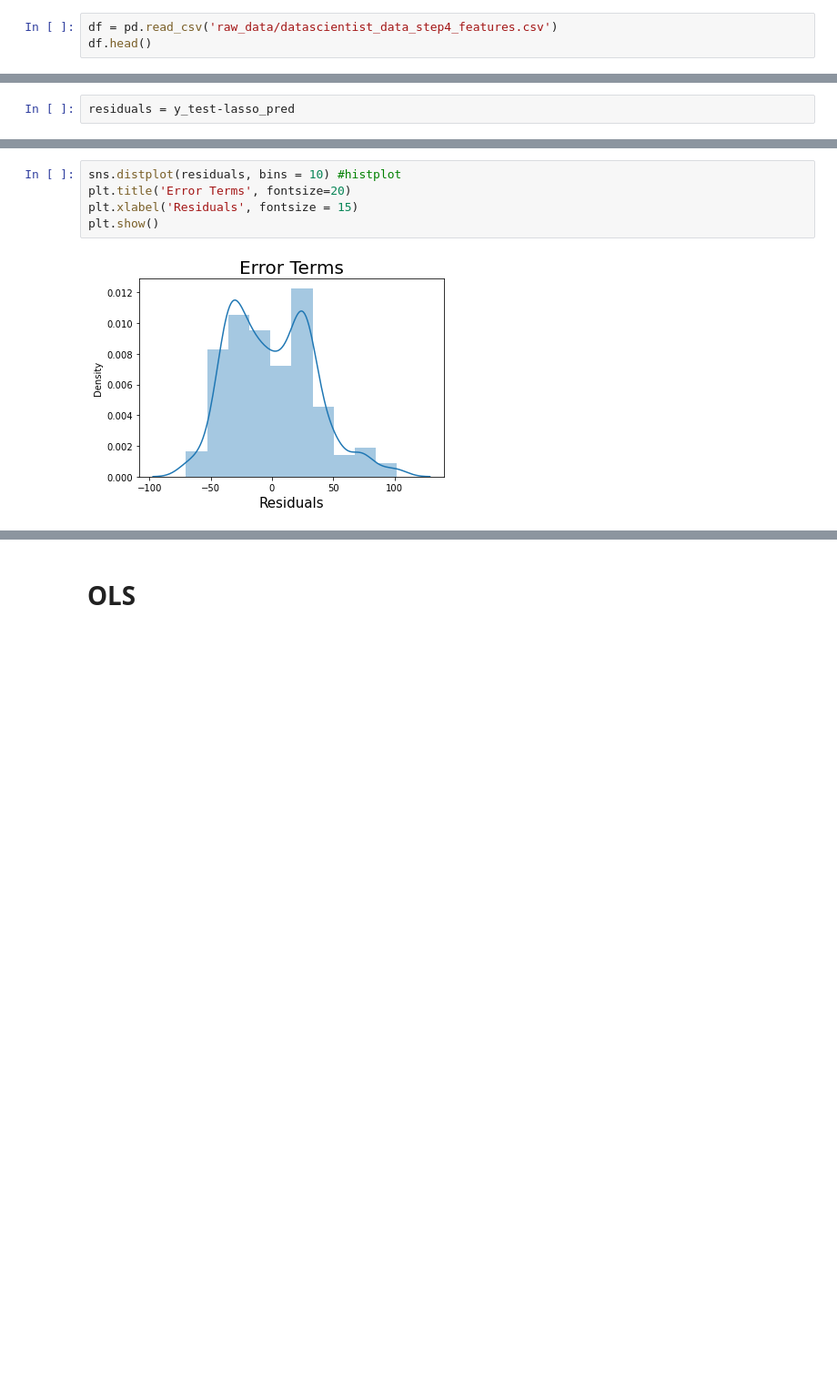
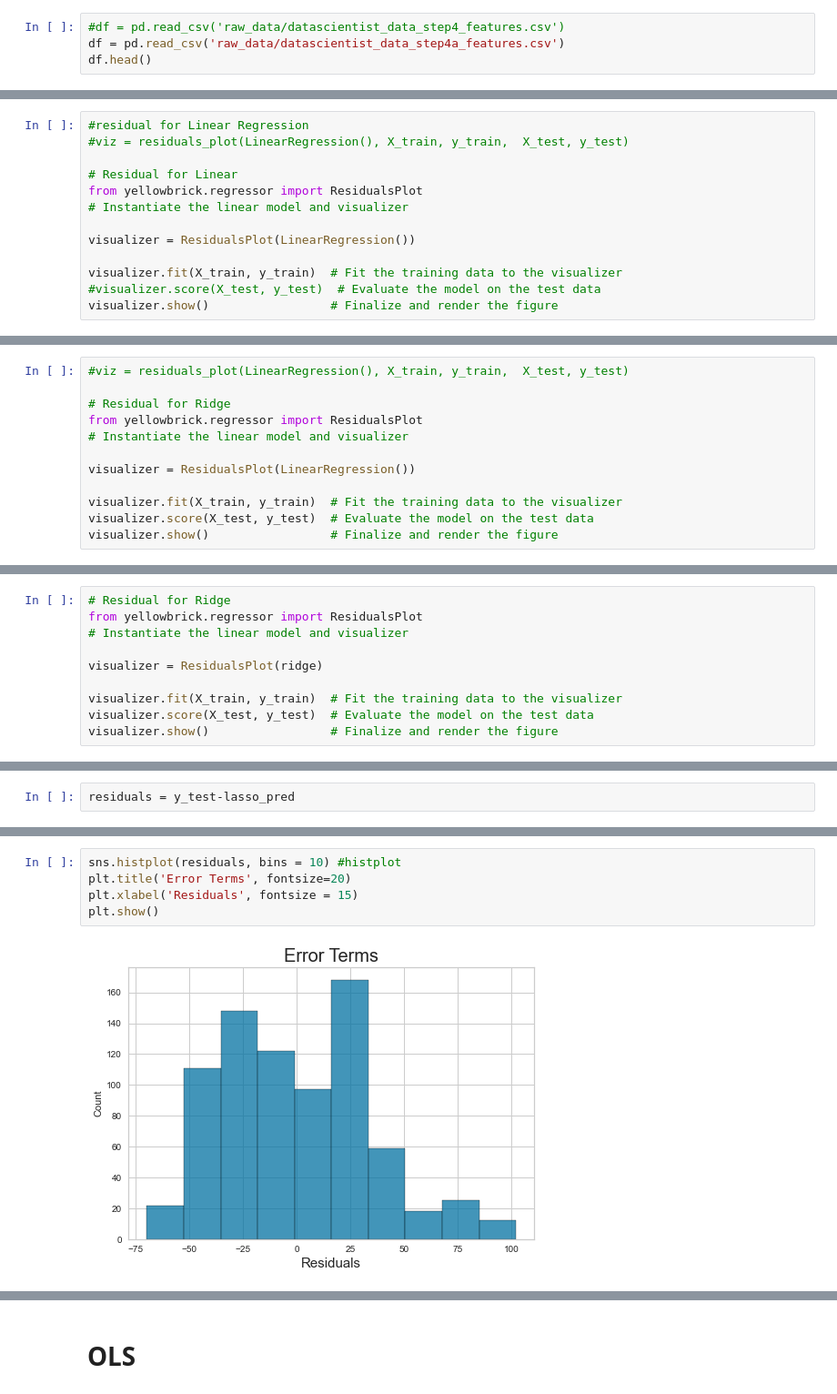
Before and after one commit to sweta0805/Capstone2Project, a Jupyter notebook: Capstone2 Modeling.ipynb, the cells around one changed output, grey strips where cells are left out. Shown at 91% size. Drawn from its saved outputs; the diff is of its cells as text; blank space fills up the shorter version.

Commit message:
Modeling with residual

```diff
--- a/Capstone2 Modeling.ipynb
+++ b/Capstone2 Modeling.ipynb
@@ -18,6 +24,7 @@ import graphviz
 # %% [markdown]
 # Data Load
 # %%
-df = pd.read_csv('raw_data/datascientist_data_step4_features.csv')
+#df = pd.read_csv('raw_data/datascientist_data_step4_features.csv')
+df = pd.read_csv('raw_data/datascientist_data_step4a_features.csv')
 df.head()
 # %% [output]
@@ -87,0 +174,13 @@ array([0.3806842 , 0.33628592, 0.35909302, 0.28620002, 0.37204797,
+# %%
+#residual for Linear Regression
+#viz = residuals_plot(LinearRegression(), X_train, y_train,  X_test, y_test)
+
+# Residual for Linear
+from yellowbrick.regressor import ResidualsPlot
+# Instantiate the linear model and visualizer
+
+visualizer = ResidualsPlot(LinearRegression())
+
+visualizer.fit(X_train, y_train)  # Fit the training data to the visualizer
+#visualizer.score(X_test, y_test)  # Evaluate the model on the test data
+visualizer.show()                 # Finalize and render the figure
@@ -87,0 +190,12 @@ array([0.3806842 , 0.33628592, 0.35909302, 0.28620002, 0.37204797,
+# %%
+#viz = residuals_plot(LinearRegression(), X_train, y_train,  X_test, y_test)
+
+# Residual for Ridge
+from yellowbrick.regressor import ResidualsPlot
+# Instantiate the linear model and visualizer
+
+visualizer = ResidualsPlot(LinearRegression())
+
+visualizer.fit(X_train, y_train)  # Fit the training data to the visualizer
+visualizer.score(X_test, y_test)  # Evaluate the model on the test data
+visualizer.show()                 # Finalize and render the figure
@@ -165,0 +298,10 @@ residuals = y_test-ridge_pred
+# %%
+# Residual for Ridge
+from yellowbrick.regressor import ResidualsPlot
+# Instantiate the linear model and visualizer
+
+visualizer = ResidualsPlot(ridge)
+
+visualizer.fit(X_train, y_train)  # Fit the training data to the visualizer
+visualizer.score(X_test, y_test)  # Evaluate the model on the test data
+visualizer.show()                 # Finalize and render the figure
@@ -225,7 +383,7 @@ residuals = y_test-lasso_pred
 # %%
-sns.distplot(residuals, bins = 10) #histplot
+sns.histplot(residuals, bins = 10) #histplot
 plt.title('Error Terms', fontsize=20)
 plt.xlabel('Residuals', fontsize = 15)
 plt.show()
 # %% [output]
-[figure, old version]
+[figure, new version]
```
Also changed, not shown: parts of 100 cells of this notebook, 4 other files.
